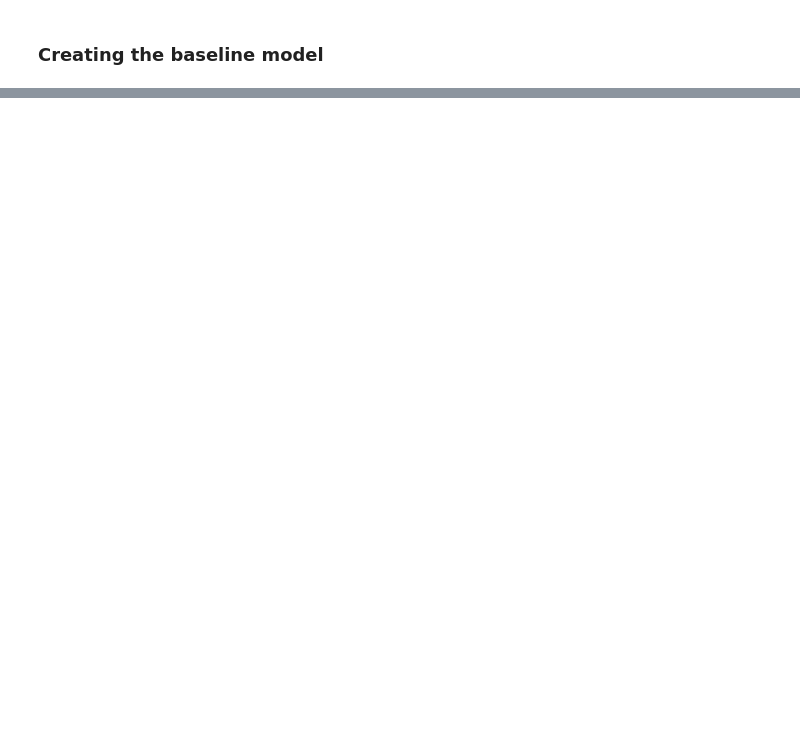
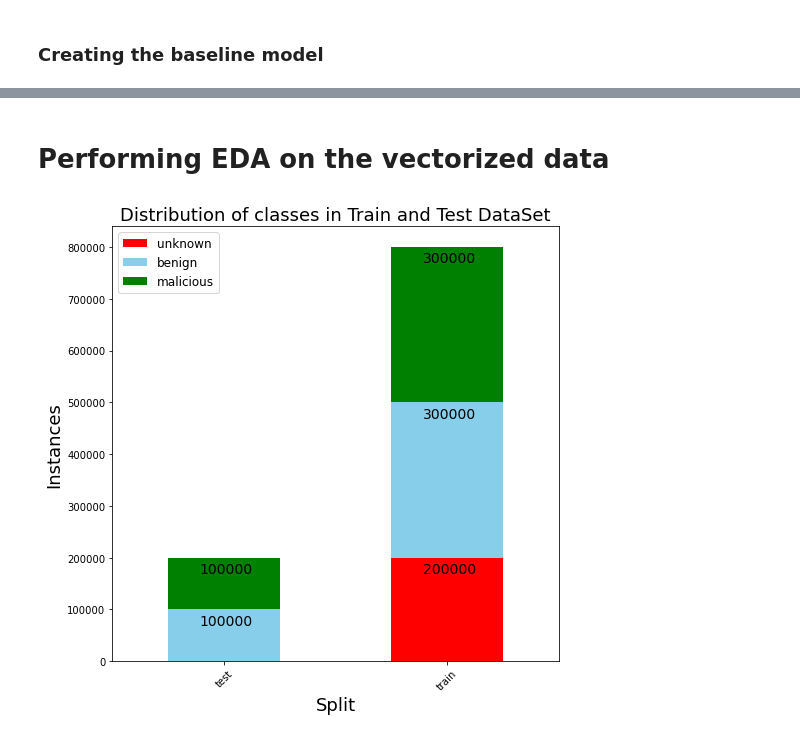
Before and after one commit to gilzeevi25/Exploring_EMBER_dataset, a Jupyter notebook: EMBER_cyberAI.ipynb, the cells around one changed output, grey strips where cells are left out. Drawn from its saved outputs; the diff is of its cells as text; code cells hidden in the pictures; blank space fills up the shorter version.

```diff
--- a/EMBER_cyberAI.ipynb
+++ b/EMBER_cyberAI.ipynb
@@ -44,0 +41,23 @@ Wall time: 1.33 s
+# %% [markdown]
+# Performing EDA on the vectorized data
+# %%
+stack = emberdf.pivot_table(index='subset', columns='label',values='appeared',aggfunc='count')
+stack.columns = ['unknown','benign','malicious']
+ax = stack.plot(kind='bar', stacked=True, color=['red', 'skyblue', 'green'],figsize=(8,8))
+for i in range(2):
+    s= 0
+    for j in range(3):
+        if i==0 and j==0:
+            continue
+        s+=stack.iloc[i,j]
+        ax.annotate(int(stack.iloc[i,j]), (i-0.11,s-30000),fontsize= 14)
+
+plt.xlabel('Split',fontsize= 18)
+plt.ylabel('Instances',fontsize= 18)
+plt.rc('xtick',labelsize=18)
+plt.xticks(rotation=45)
+plt.title('Distribution of classes in Train and Test DataSet',fontsize= 18)
+plt.legend(fontsize=12)
+plt.show()
+# %% [output]
+[figure, added]
```
Also changed, not shown: parts of 26 cells of this notebook.
